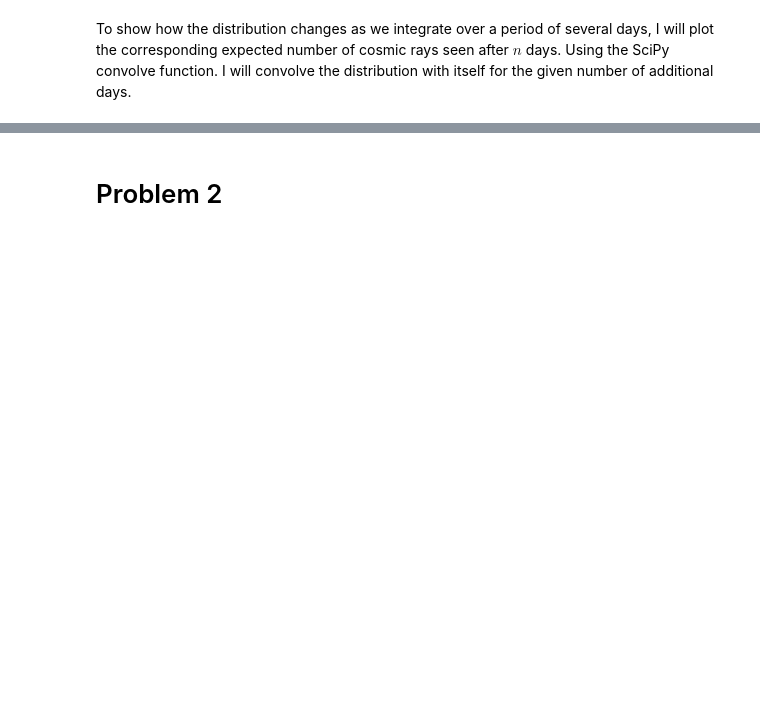
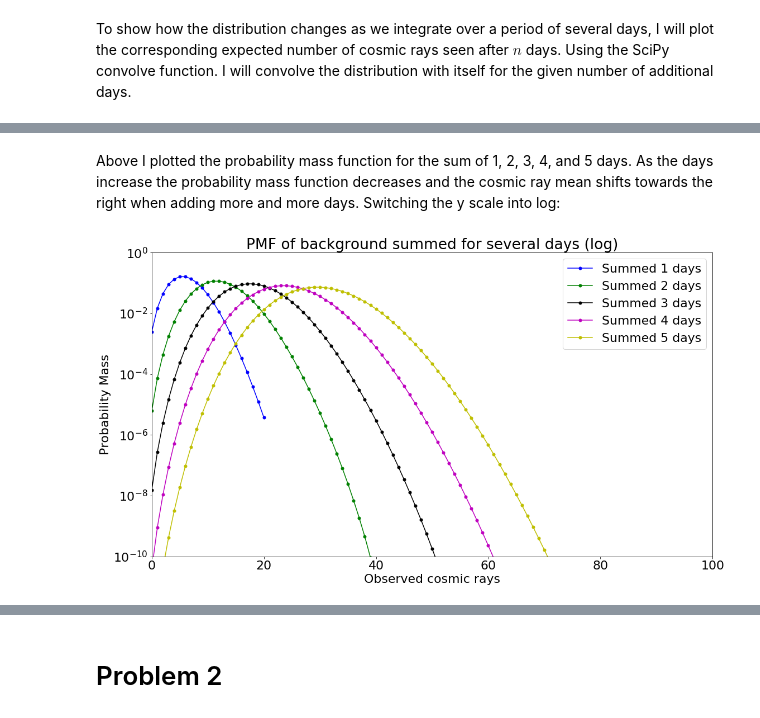
Before and after one commit to noahkim4648/Phys-434-Portfolio, a Jupyter notebook: Lab2.ipynb, the cells around one changed output, grey strips where cells are left out. Drawn from its saved outputs; the diff is of its cells as text; code cells hidden in the pictures; blank space fills up the shorter version.

```diff
--- a/Lab2.ipynb
+++ b/Lab2.ipynb
@@ -48,0 +57,17 @@ To show how the distribution changes as we integrate over a period of several da
+# %% [markdown]
+Above I plotted the probability mass function for the sum of 1, 2, 3, 4, and 5 days. As the days increase the probability mass function decreases and the cosmic ray mean shifts towards the right when adding more and more days. Switching the y scale into log:
+# %%
+plt.yscale('log');
+n = 5
+sum_plot(pmf, 1, 'b.-');
+sum_plot(pmf, 2, 'g.-');
+sum_plot(pmf, 3, 'k.-');
+sum_plot(pmf, 4, 'm.-');
+sum_plot(pmf, 5, 'y.-');
+plt.xlim(0, x[-1] * n)
+plt.ylim(1e-10, 1);
+plt.title("PMF of background summed for several days (log)");
+plt.xlabel("Observed cosmic rays");
+plt.ylabel("Probability Mass");
+# %% [output]
+[figure, added]
```
Also changed, not shown: parts of 70 cells of this notebook, 1 other file.
